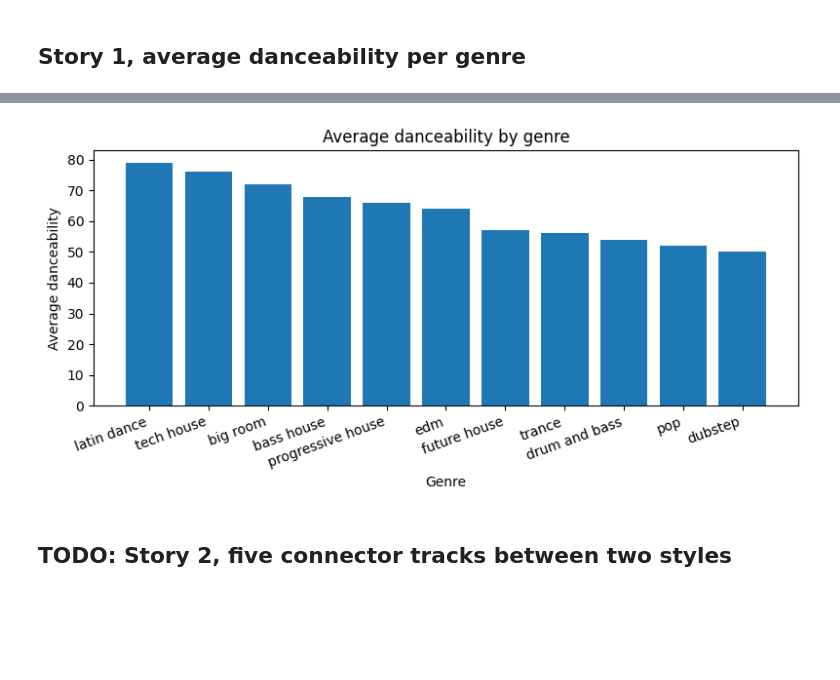
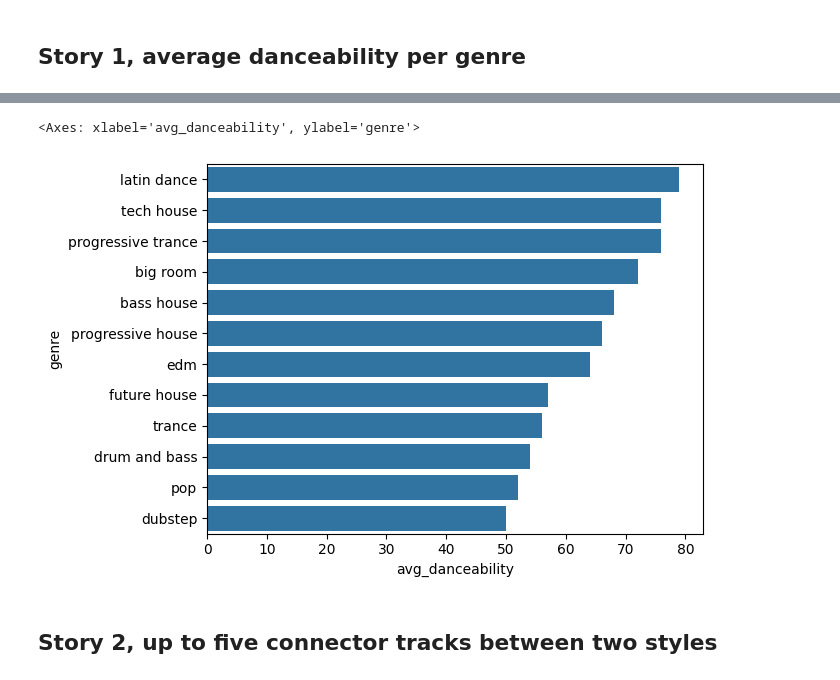
Before and after one commit to VadimSteshkov/spotify-api-data-engineering, a Jupyter notebook: dj_userstories.ipynb, the cells around one changed output, grey strips where cells are left out. Saved outputs shown, nothing was run; the diff lists cells and outputs as text; code cells hidden in the pictures; blank space fills up the shorter version.

Commit message:
refactor: use seaborn for charts

```diff
--- a/dj_userstories.ipynb
+++ b/dj_userstories.ipynb
@@ -352,16 +353,10 @@ df_genres
 # %%
+plot_df = df_genres.dropna(subset=["avg_danceability"])
 
-plt.figure(figsize=(8,4))
-plot_df = df_genres.dropna(subset=["avg_danceability"])
-plt.bar(plot_df["genre"], plot_df["avg_danceability"])
-plt.xlabel("Genre")
-plt.ylabel("Average danceability")
-plt.title("Average danceability by genre")
-plt.xticks(rotation=20, ha="right")
-plt.tight_layout()
-plt.show()
+sns.barplot(x="avg_danceability", y="genre", data=plot_df)
 # %% [output]
+<Axes: xlabel='avg_danceability', ylabel='genre'>
-[figure, old version]
+[figure, new version]
 # %% [markdown]
 
-## TODO: Story 2, five connector tracks between two styles
+## Story 2, up to five connector tracks between two styles
```
Also changed, not shown: parts of 3 cells of this notebook.
